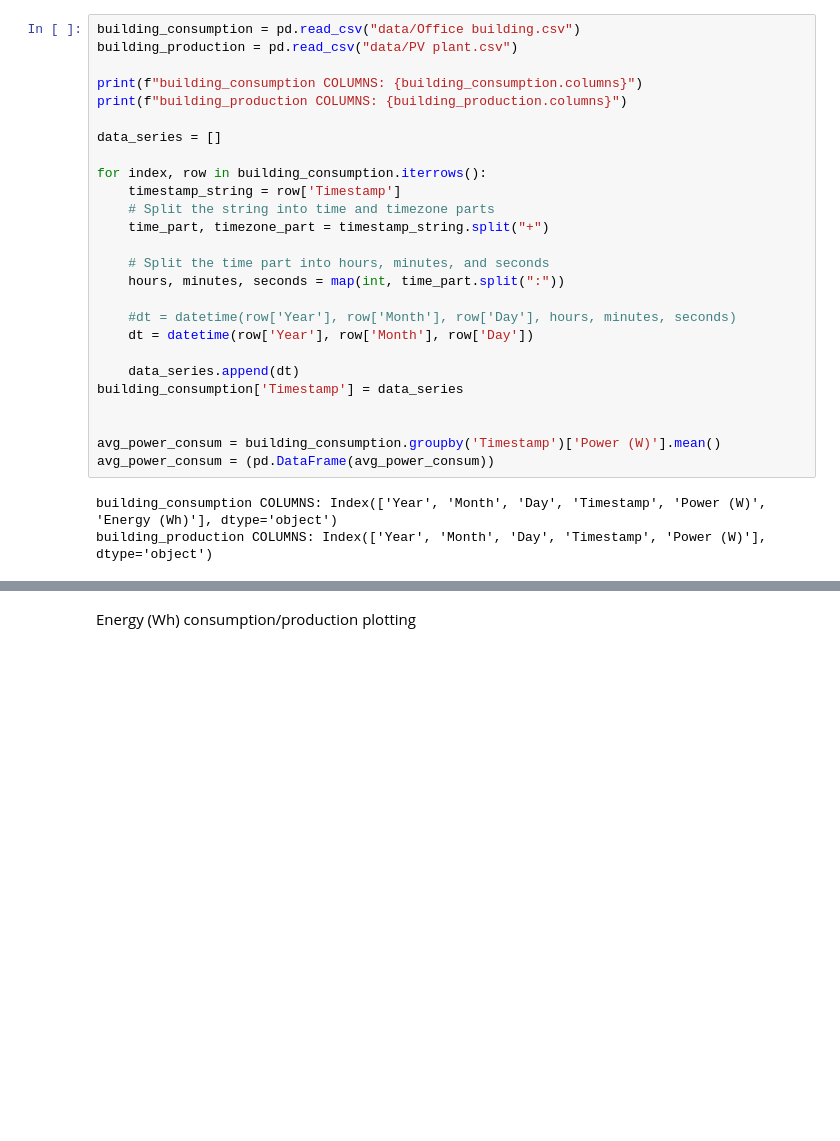
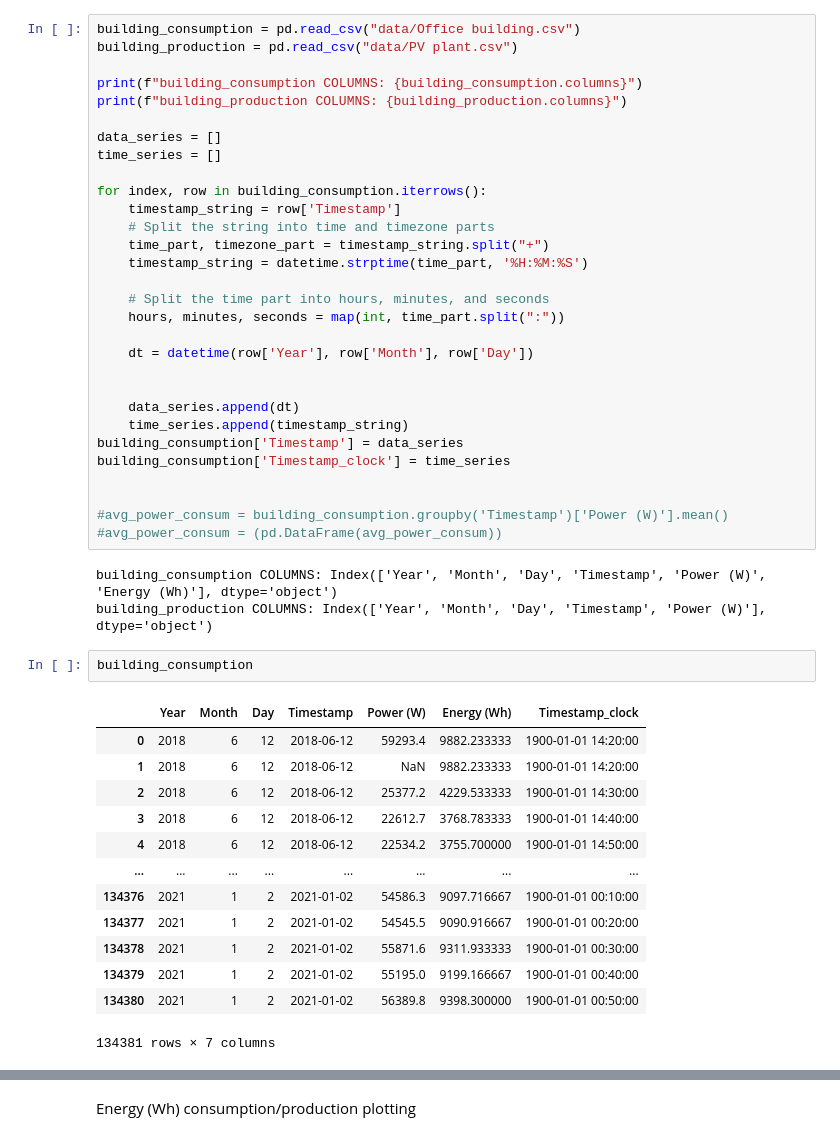
Before and after one commit to AlessandroBelotti00/NOI-hackathon, a Jupyter notebook: 1_PV/data_integration.ipynb, the cells around one changed output, grey strips where cells are left out. Cells and saved outputs as stored; diff of their text form; blank space fills up the shorter version.

Commit message:
data integration def

```diff
--- a/1_PV/data_integration.ipynb
+++ b/1_PV/data_integration.ipynb
@@ -51,26 +51,46 @@ print(f"building_consumption COLUMNS: {building_consumption.columns}")
 print(f"building_production COLUMNS: {building_production.columns}")
 
 data_series = []
+time_series = []
 
 for index, row in building_consumption.iterrows():
     timestamp_string = row['Timestamp']
     # Split the string into time and timezone parts
     time_part, timezone_part = timestamp_string.split("+")
+    timestamp_string = datetime.strptime(time_part, '%H:%M:%S')
 
     # Split the time part into hours, minutes, and seconds
     hours, minutes, seconds = map(int, time_part.split(":"))
 
-    #dt = datetime(row['Year'], row['Month'], row['Day'], hours, minutes, seconds)
     dt = datetime(row['Year'], row['Month'], row['Day'])
 
+
     data_series.append(dt)
+    time_series.append(timestamp_string)
 building_consumption['Timestamp'] = data_series
+building_consumption['Timestamp_clock'] = time_series
 
 
-avg_power_consum = building_consumption.groupby('Timestamp')['Power (W)'].mean()
-avg_power_consum = (pd.DataFrame(avg_power_consum))
+#avg_power_consum = building_consumption.groupby('Timestamp')['Power (W)'].mean()
+#avg_power_consum = (pd.DataFrame(avg_power_consum))
 # %% [output]
 building_consumption COLUMNS: Index(['Year', 'Month', 'Day', 'Timestamp', 'Power (W)', 'Energy (Wh)'], dtype='object')
 building_production COLUMNS: Index(['Year', 'Month', 'Day', 'Timestamp', 'Power (W)'], dtype='object')
+# %%
+building_consumption
+# %% [output]
+|  | Year | Month | Day | Timestamp | Power (W) | Energy (Wh) | Timestamp_clock |
+| 0 | 2018 | 6 | 12 | 2018-06-12 | 59293.4 | 9882.233333 | 1900-01-01 14:20:00 |
+| 1 | 2018 | 6 | 12 | 2018-06-12 | NaN | 9882.233333 | 1900-01-01 14:20:00 |
+| 2 | 2018 | 6 | 12 | 2018-06-12 | 25377.2 | 4229.533333 | 1900-01-01 14:30:00 |
+| 3 | 2018 | 6 | 12 | 2018-06-12 | 22612.7 | 3768.783333 | 1900-01-01 14:40:00 |
+| 4 | 2018 | 6 | 12 | 2018-06-12 | 22534.2 | 3755.700000 | 1900-01-01 14:50:00 |
+| ... | ... | ... | ... | ... | ... | ... | ... |
+| 134376 | 2021 | 1 | 2 | 2021-01-02 | 54586.3 | 9097.716667 | 1900-01-01 00:10:00 |
+| 134377 | 2021 | 1 | 2 | 2021-01-02 | 54545.5 | 9090.916667 | 1900-01-01 00:20:00 |
+| 134378 | 2021 | 1 | 2 | 2021-01-02 | 55871.6 | 9311.933333 | 1900-01-01 00:30:00 |
+| 134379 | 2021 | 1 | 2 | 2021-01-02 | 55195.0 | 9199.166667 | 1900-01-01 00:40:00 |
+| 134380 | 2021 | 1 | 2 | 2021-01-02 | 56389.8 | 9398.300000 | 1900-01-01 00:50:00 |
+134381 rows × 7 columns
 # %%
 data_series = []
```
Also changed, not shown: parts of 9 cells of this notebook, 3 other files.
